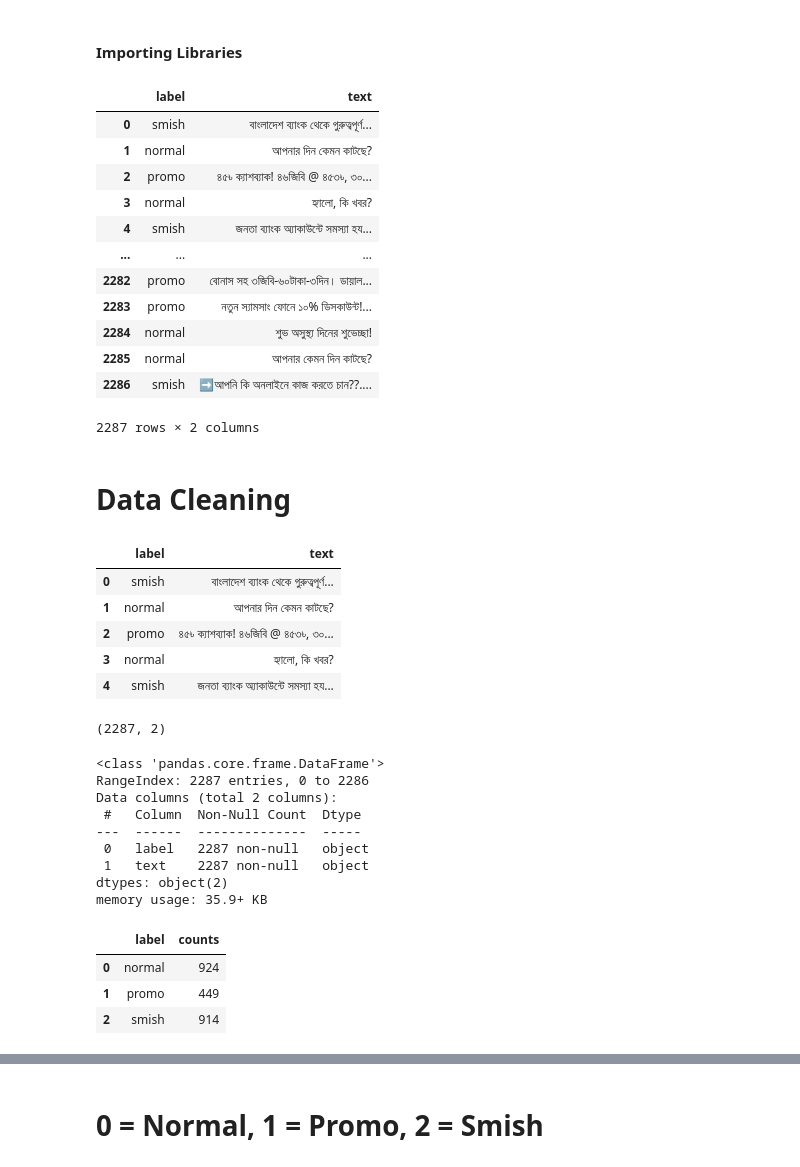
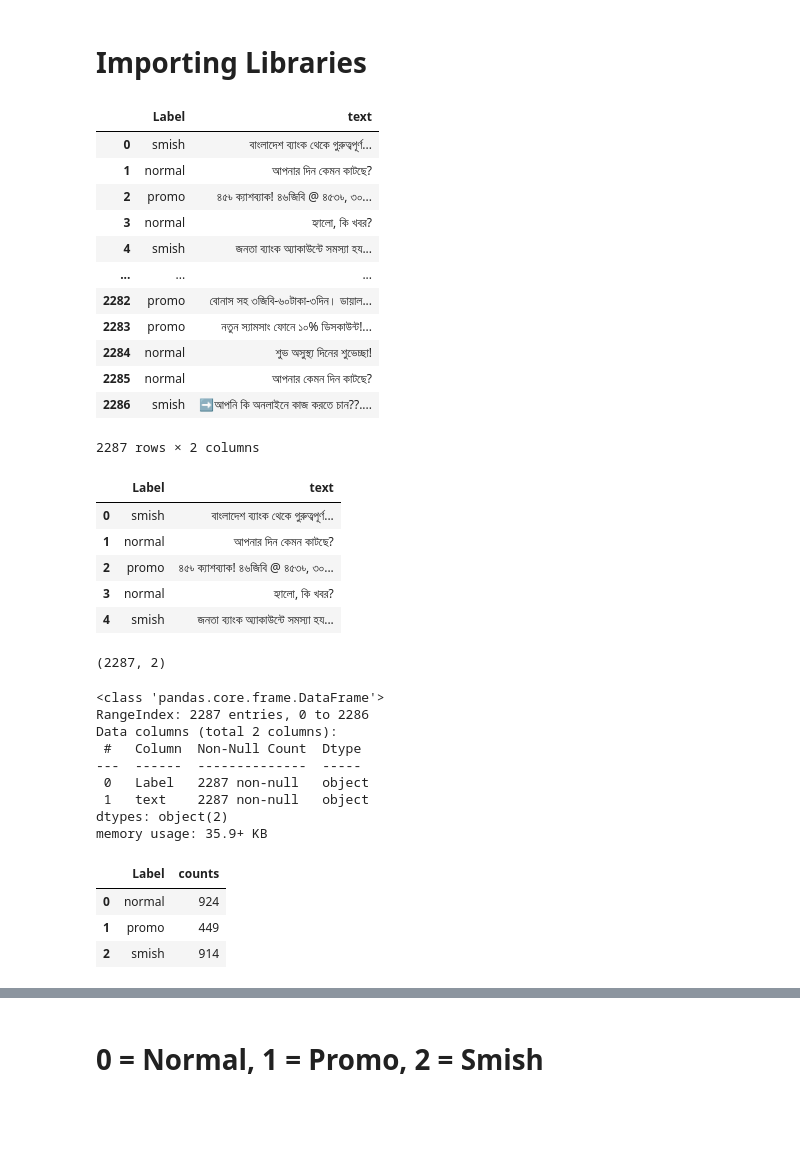
Before and after one commit to S4DIB/bengali-sms-fraud-detection-using-supervised-learning, a Jupyter notebook: Bengali Sms Fraud Detection.ipynb, the cells around one changed output, grey strips where cells are left out. Cells and saved outputs as stored; diff of their text form; code cells hidden in the pictures; blank space fills up the shorter version.

```diff
--- a/Bengali Sms Fraud Detection.ipynb
+++ b/Bengali Sms Fraud Detection.ipynb
@@ -1,5 +1,5 @@
 # %% [markdown]
-#### Importing Libraries
+# Importing Libraries
 # %%
 import numpy as np
 import pandas as pd
@@ -11,8 +21,9 @@ from sklearn.preprocessing import LabelEncoder
 # %%
 data = pd.read_csv('/kaggle/input/bengali-sms-dataset/bangla_smish.csv')
+data.rename(columns={'label': 'Label'}, inplace=True)
 data
 # %% [output]
-|  | label | text |
+|  | Label | text |
 | 0 | smish | বাংলাদেশ ব্যাংক থেকে গুরুত্বপূর্ণ... |
 | 1 | normal | আপনার দিন কেমন কাটছে? |
 | 2 | promo | ৪৫৳ ক্যাশব্যাক! ৪৬জিবি @ ৪৫৩৳, ৩০... |
@@ -25,12 +36,10 @@ data
 | 2285 | normal | আপনার কেমন দিন কাটছে? |
 | 2286 | smish | ➡️আপনি কি অনলাইনে কাজ করতে চান??.... |
 2287 rows × 2 columns
-# %% [markdown]
-# Data Cleaning
 # %%
 data.head()
 # %% [output]
-|  | label | text |
+|  | Label | text |
 | 0 | smish | বাংলাদেশ ব্যাংক থেকে গুরুত্বপূর্ণ... |
 | 1 | normal | আপনার দিন কেমন কাটছে? |
 | 2 | promo | ৪৫৳ ক্যাশব্যাক! ৪৬জিবি @ ৪৫৩৳, ৩০... |
@@ -48,14 +57,14 @@ RangeIndex: 2287 entries, 0 to 2286
 Data columns (total 2 columns):
  #   Column  Non-Null Count  Dtype
 ---  ------  --------------  -----
- 0   label   2287 non-null   object
+ 0   Label   2287 non-null   object
  1   text    2287 non-null   object
 dtypes: object(2)
 memory usage: 35.9+ KB
 # %%
-data.groupby('label').size().reset_index(name='counts')
+data.groupby('Label').size().reset_index(name='counts')
 # %% [output]
-|  | label | counts |
+|  | Label | counts |
 | 0 | normal | 924 |
 | 1 | promo | 449 |
 | 2 | smish | 914 |
```
Also changed, not shown: parts of 31 cells of this notebook.
